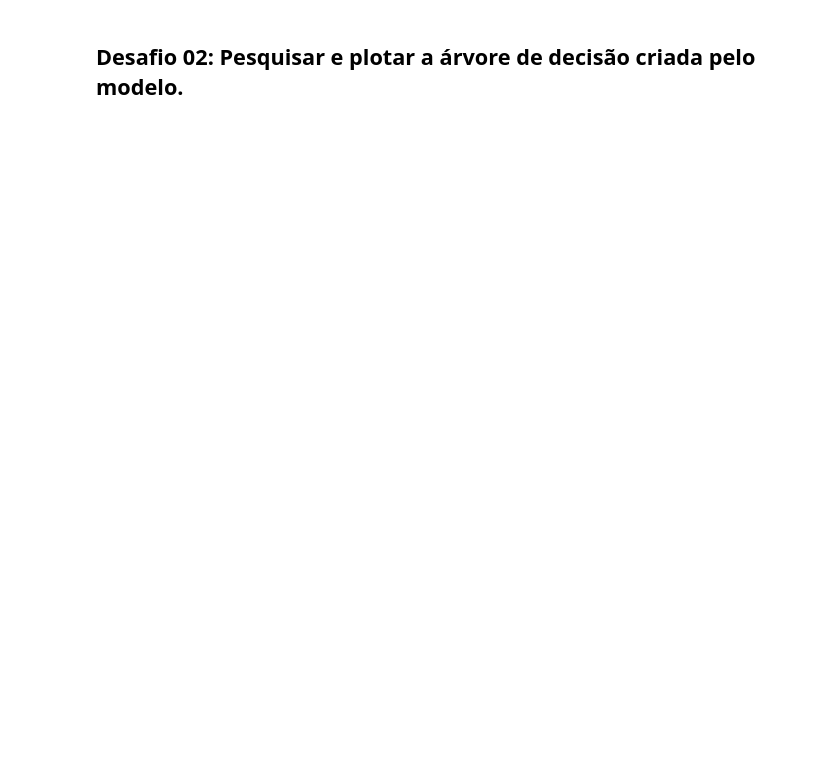
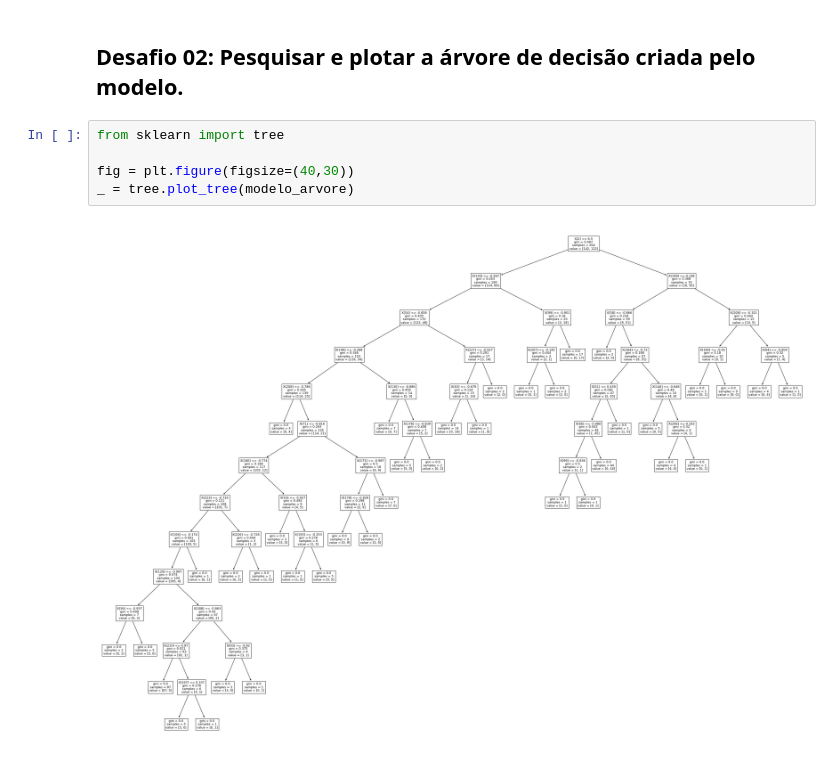
Before and after one commit to iplusl/Bootcamp_Data_Science, a Jupyter notebook: Modulo5/notebooks/Modulo5.ipynb, the cells around one changed output. Saved outputs shown, nothing was run; the diff lists cells and outputs as text; blank space fills up the shorter version.

```diff
--- a/Modulo5/notebooks/Modulo5.ipynb
+++ b/Modulo5/notebooks/Modulo5.ipynb
@@ -161,2 +177,9 @@ print(f1)
 # %% [markdown]
 ## Desafio 02: Pesquisar e plotar a árvore de decisão criada pelo modelo.
+# %%
+from sklearn import tree
+
+fig = plt.figure(figsize=(40,30))
+_ = tree.plot_tree(modelo_arvore)
+# %% [output]
+[figure, added]
```
Also changed, not shown: parts of 20 cells of this notebook, 1 other file.
